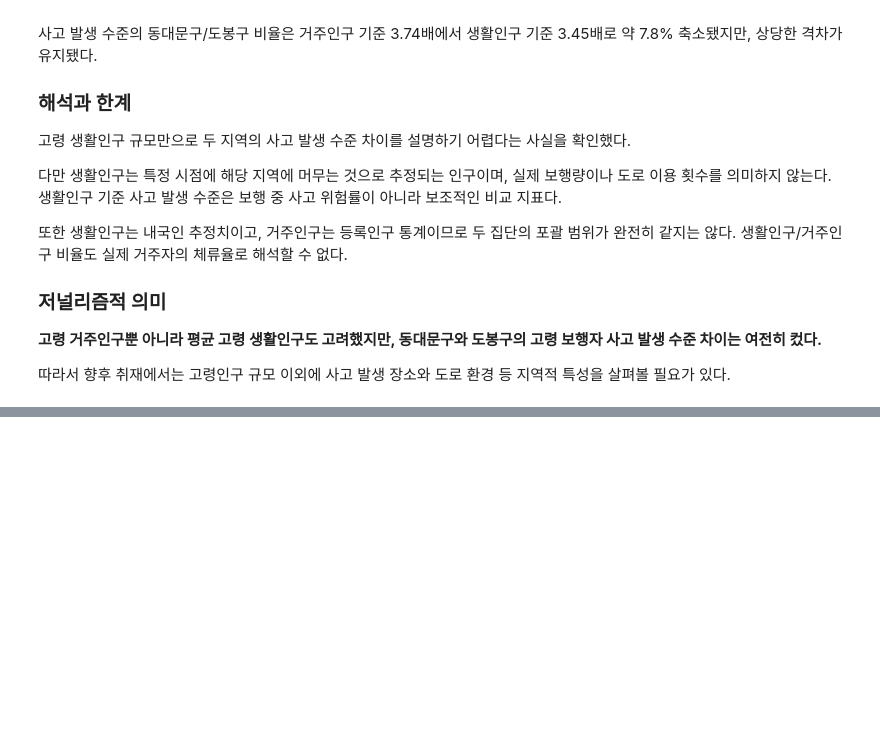
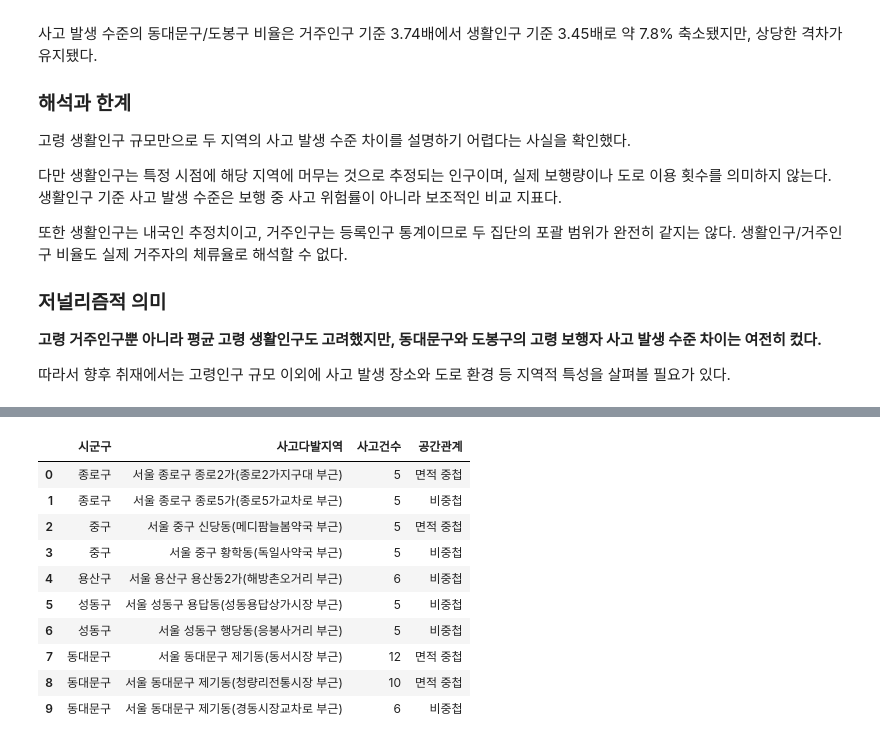
Before and after one commit to csy04x2/elder_accident, a Jupyter notebook: analysis.ipynb, the cells around one changed output, grey strips where cells are left out. Drawn from its saved outputs; the diff is of its cells as text; code cells hidden in the pictures; blank space fills up the shorter version.

```diff
--- a/analysis.ipynb
+++ b/analysis.ipynb
@@ -1964,0 +2311,66 @@ for code, district in target_codes.items():
+# %%
+
+import json
+import pandas as pd
+from shapely import wkt, make_valid
+from shapely.geometry import shape
+
+# 기존 자료에서 도형 생성
+seoul_zone_shapes = [
+    wkt.loads(geom)
+    for geom in seoul_zones['GEOM']
+]
+
+seoul_spot_shapes = [
+    shape(json.loads(geom))
+    for geom in seoul_spots['다발지역폴리곤']
+]
+
+# 구조가 잘못된 도형만 복구
+seoul_zone_shapes = [
+    make_valid(g) if not g.is_valid else g
+    for g in seoul_zone_shapes
+]
+
+seoul_spot_shapes = [
+    make_valid(g) if not g.is_valid else g
+    for g in seoul_spot_shapes
+]
+
+# 서울 전체 중첩 분석
+seoul_overlap_results = []
+
+for (_, spot), polygon in zip(
+    seoul_spots.iterrows(),
+    seoul_spot_shapes
+):
+    intersecting = [
+        zone for zone in seoul_zone_shapes
+        if polygon.intersects(zone)
+    ]
+
+    if any(
+        polygon.intersection(zone).area > 0
+        for zone in intersecting
+    ):
+        relation = '면적 중첩'
+    elif intersecting:
+        relation = '경계 접촉'
+    else:
+        relation = '비중첩'
+
+    seoul_overlap_results.append({
+        '시군구': spot['시군구'],
+        '사고다발지역': spot['지점명'],
+        '사고건수': spot['사고건수'],
+        '공간관계': relation
+    })
+
+seoul_overlap_df = pd.DataFrame(seoul_overlap_results)
+
+print("서울 사고다발지역:", len(seoul_overlap_df))
+print("\n공간 관계별 지역 수:")
+print(seoul_overlap_df['공간관계'].value_counts())
+
+display(seoul_overlap_df.head(10))
+# %% [output]
@@ -1964,0 +2384,11 @@ for code, district in target_codes.items():
+|  | 시군구 | 사고다발지역 | 사고건수 | 공간관계 |
+| 0 | 종로구 | 서울 종로구 종로2가(종로2가지구대 부근) | 5 | 면적 중첩 |
+| 1 | 종로구 | 서울 종로구 종로5가(종로5가교차로 부근) | 5 | 비중첩 |
+| 2 | 중구 | 서울 중구 신당동(메디팜늘봄약국 부근) | 5 | 면적 중첩 |
+| 3 | 중구 | 서울 중구 황학동(독일사약국 부근) | 5 | 비중첩 |
+| 4 | 용산구 | 서울 용산구 용산동2가(해방촌오거리 부근) | 6 | 비중첩 |
+| 5 | 성동구 | 서울 성동구 용답동(성동용답상가시장 부근) | 5 | 비중첩 |
+| 6 | 성동구 | 서울 성동구 행당동(응봉사거리 부근) | 5 | 비중첩 |
+| 7 | 동대문구 | 서울 동대문구 제기동(동서시장 부근) | 12 | 면적 중첩 |
+| 8 | 동대문구 | 서울 동대문구 제기동(청량리전통시장 부근) | 10 | 면적 중첩 |
+| 9 | 동대문구 | 서울 동대문구 제기동(경동시장교차로 부근) | 6 | 비중첩 |
```
Also changed, not shown: parts of 10 cells of this notebook.
